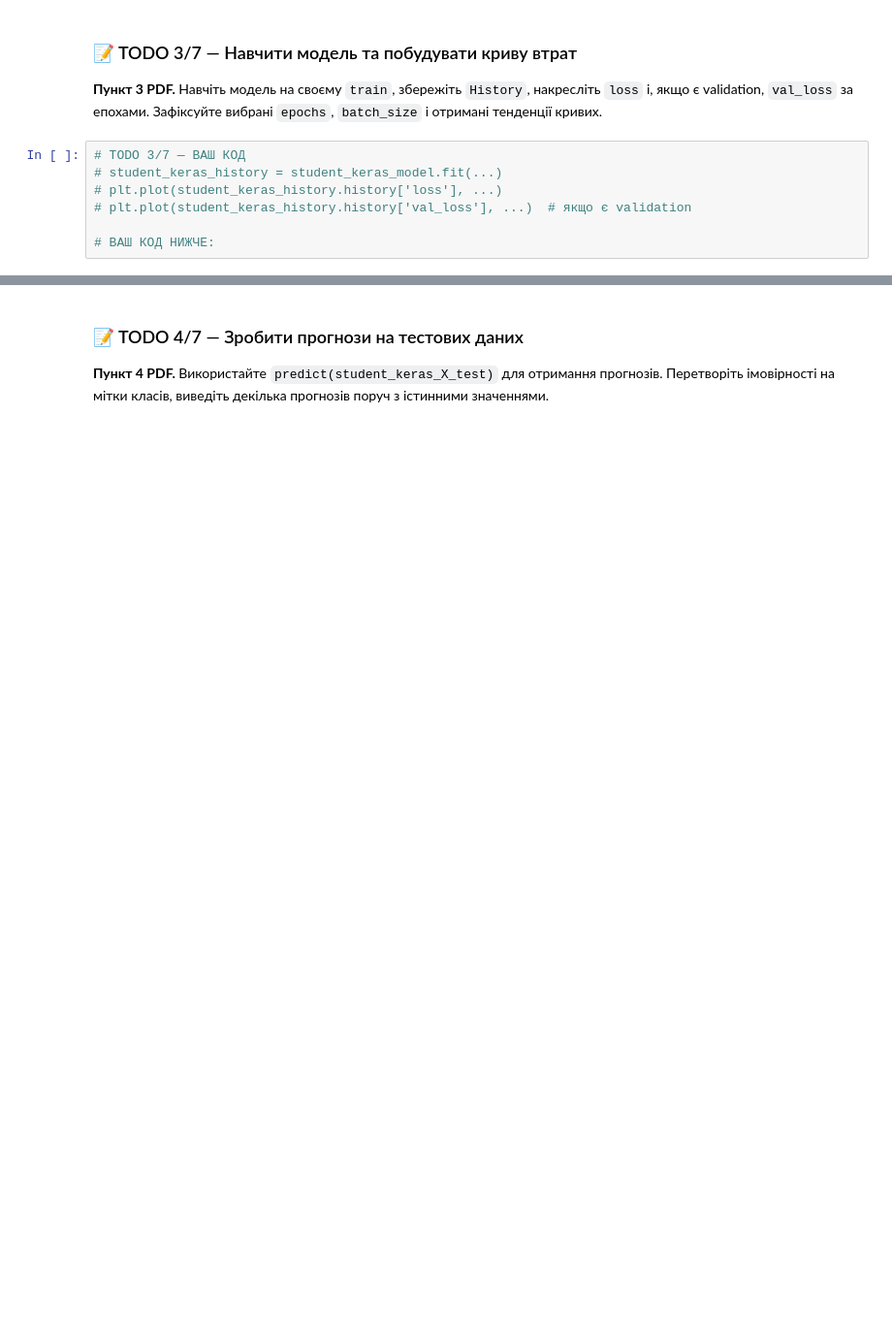
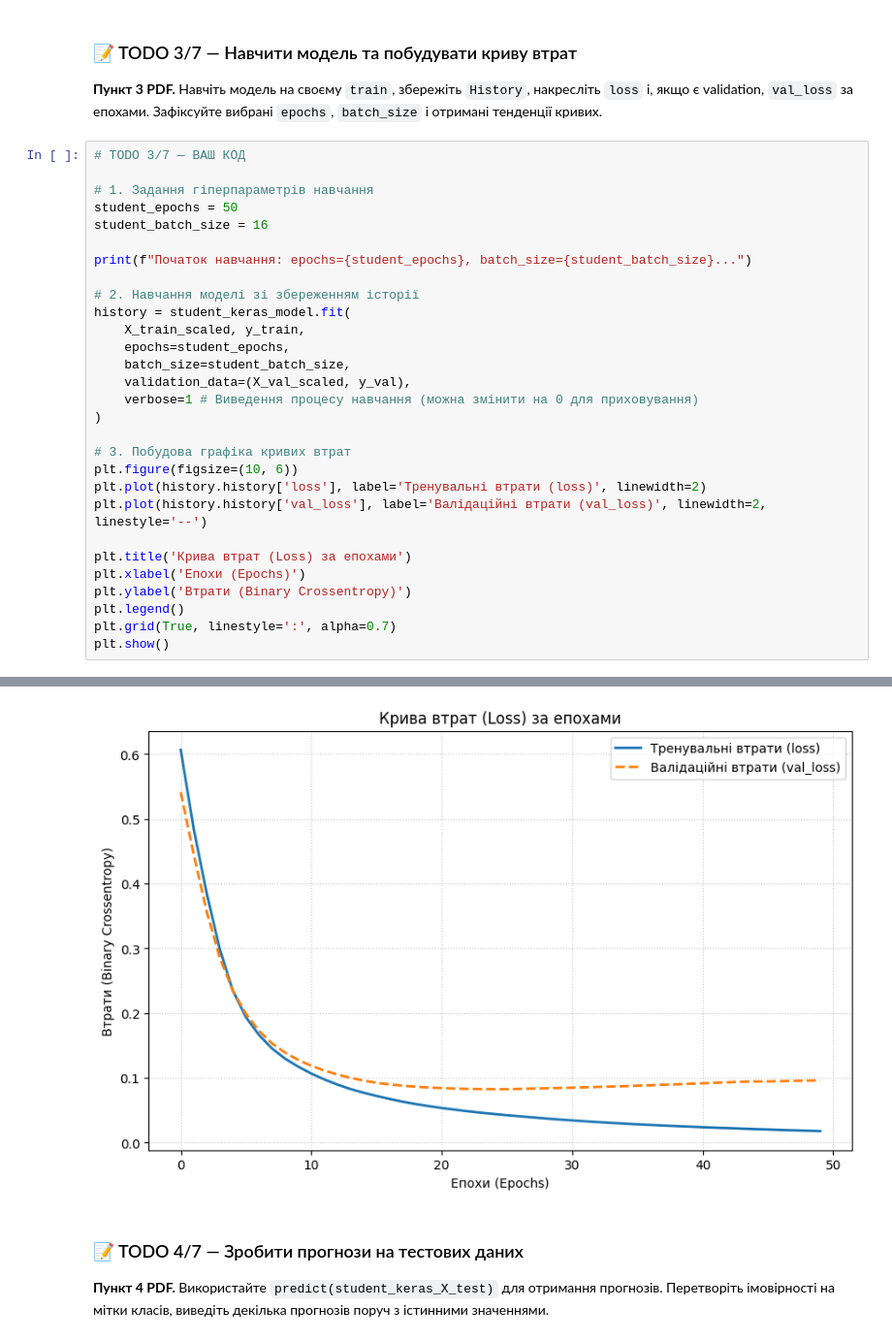
Before and after one commit to m-r-sar/DataMining, a Jupyter notebook: NeuralNetworks/Lab3-4/ЛБ_3-4_Нейтральні_приклади_та_індивідуальні_TODO.ipynb, the cells around one changed output, grey strips where cells are left out. Shown at 97% size. Drawn from its saved outputs; the diff is of its cells as text; blank space fills up the shorter version.

```diff
--- a/NeuralNetworks/Lab3-4/ЛБ_3-4_Нейтральні_приклади_та_індивідуальні_TODO.ipynb
+++ b/NeuralNetworks/Lab3-4/ЛБ_3-4_Нейтральні_приклади_та_індивідуальні_TODO.ipynb
@@ -842,8 +1203,31 @@ print('Завантаження:', student_keras_loader, student_keras_openml_id
 **Пункт 3 PDF.** Навчіть модель на своєму `train`, збережіть `History`, накресліть `loss` і, якщо є validation, `val_loss` за епохами. Зафіксуйте вибрані `epochs`, `batch_size` і отримані тенденції кривих.
 # %%
 # TODO 3/7 — ВАШ КОД
-# student_keras_history = student_keras_model.fit(...)
-# plt.plot(student_keras_history.history['loss'], ...)
-# plt.plot(student_keras_history.history['val_loss'], ...)  # якщо є validation
 
-# ВАШ КОД НИЖЧЕ:
+# 1. Задання гіперпараметрів навчання
+student_epochs = 50
+student_batch_size = 16
+
+print(f"Початок навчання: epochs={student_epochs}, batch_size={student_batch_size}...")
+
+# 2. Навчання моделі зі збереженням історії
+history = student_keras_model.fit(
+    X_train_scaled, y_train,
+    epochs=student_epochs,
+    batch_size=student_batch_size,
+    validation_data=(X_val_scaled, y_val),
+    verbose=1 # Виведення процесу навчання (можна змінити на 0 для приховування)
+)
+
+# 3. Побудова графіка кривих втрат
+plt.figure(figsize=(10, 6))
+plt.plot(history.history['loss'], label='Тренувальні втрати (loss)', linewidth=2)
+plt.plot(history.history['val_loss'], label='Валідаційні втрати (val_loss)', linewidth=2, linestyle='--')
+
+plt.title('Крива втрат (Loss) за епохами')
+plt.xlabel('Епохи (Epochs)')
+plt.ylabel('Втрати (Binary Crossentropy)')
+plt.legend()
+plt.grid(True, linestyle=':', alpha=0.7)
+plt.show()
+# %% [output]
@@ -850,3 +1251,4 @@ print('Завантаження:', student_keras_loader, student_keras_openml_id
+[figure, added]
 # %% [markdown]
 ### 📝 TODO 4/7 — Зробити прогнози на тестових даних
 
```
Also changed, not shown: parts of 18 cells of this notebook.
